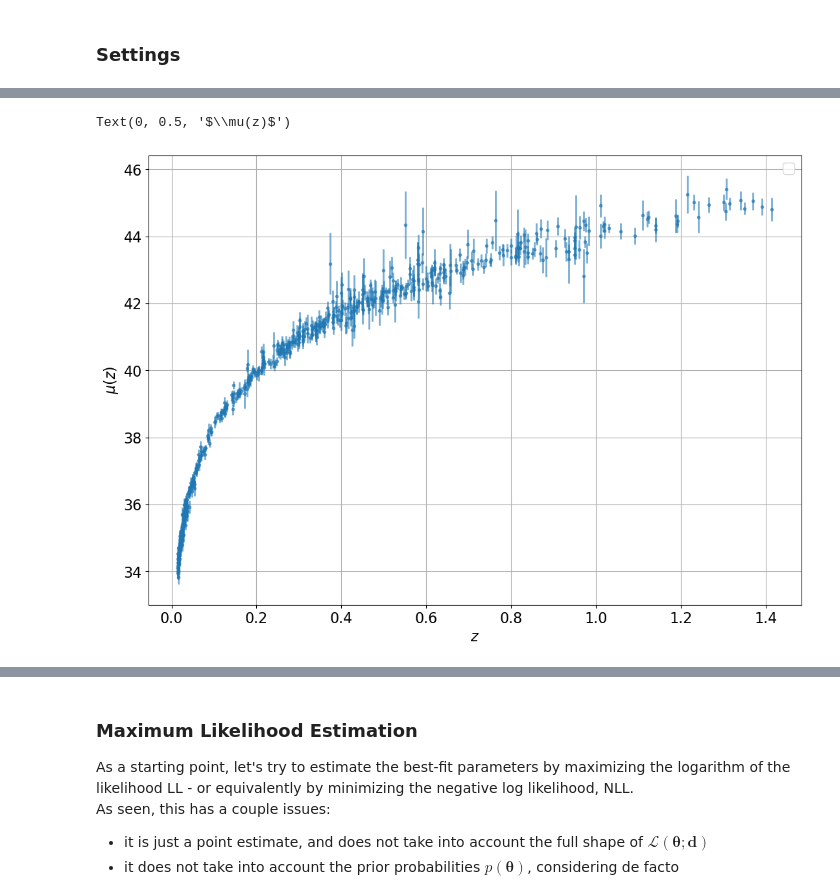
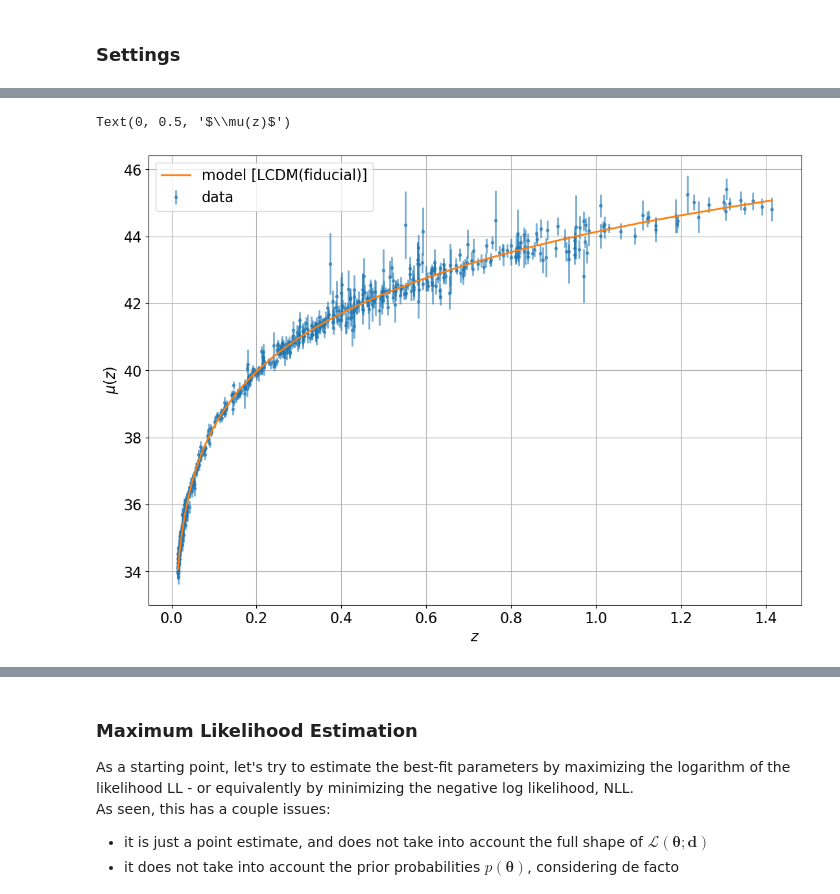
Before and after one commit to davidesciotti/Astrostats, a Jupyter notebook: SNIa_for_astrostats.ipynb, the cells around one changed output, grey strips where cells are left out. Saved outputs shown, nothing was run; the diff lists cells and outputs as text; code cells hidden in the pictures.

```diff
--- a/SNIa_for_astrostats.ipynb
+++ b/SNIa_for_astrostats.ipynb
@@ -125,11 +128,31 @@ Startt by plotting the distance modulus as a function of redshift, with errorbar
 # %%
+def model_prediction(z, theta, model):
+    if model == 'LCDM':
+        h, Om = theta
+        Ode = 1 - Om
+        dl = LambdaCDM(H0=100.0 * h, Om0=Om, Ode0=Ode).luminosity_distance(z)
+    elif model == 'wCDM':
+        h, Om, w0 = theta
+        Ode = 1 - Om
+        dl = wCDM(H0=100.0 * h, Om0=Om, Ode0=Ode, w0=w0).luminosity_distance(z)
+    dm = 5.0 * np.log10(dl.to(aq.Mpc) / (1.0e-5 * aq.Mpc))
+    return dm
+
+
 plt.figure(figsize=(13, 9))
 plt.tick_params(labelsize=16)
-plt.errorbar(z_obs, y_obs, yerr=sigma_y, fmt='.', alpha=0.6)
+plt.errorbar(z_obs, y_obs, yerr=sigma_y, fmt='.', alpha=0.6, label='data')
+plt.plot(
+    z_obs,
+    model_prediction(z_obs, theta_fid[:2], 'LCDM'),
+    alpha=1.0,
+    label='model [LCDM(fiducial)]',
+    zorder=10,
+)
 plt.grid()
 plt.legend(prop={'size': 16})
 plt.xlabel(r'$z$', fontsize=16)
 plt.ylabel(r'$\mu(z)$', fontsize=16)
 # %% [output]
 Text(0, 0.5, '$\\mu(z)$')
-[figure, old version]
+[figure, new version]
```
Also changed, not shown: parts of 27 cells of this notebook.
